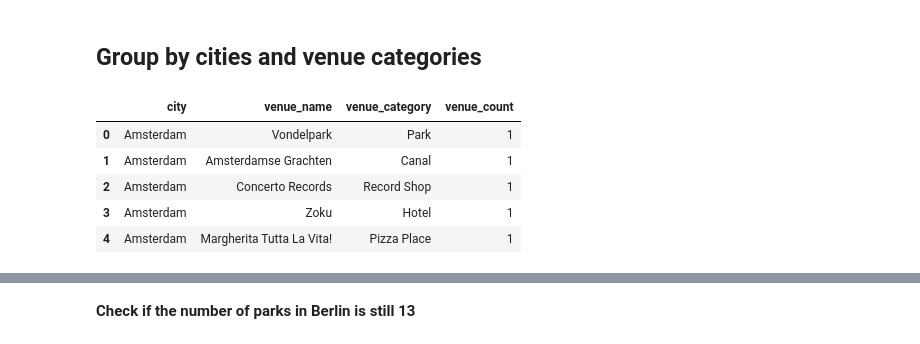
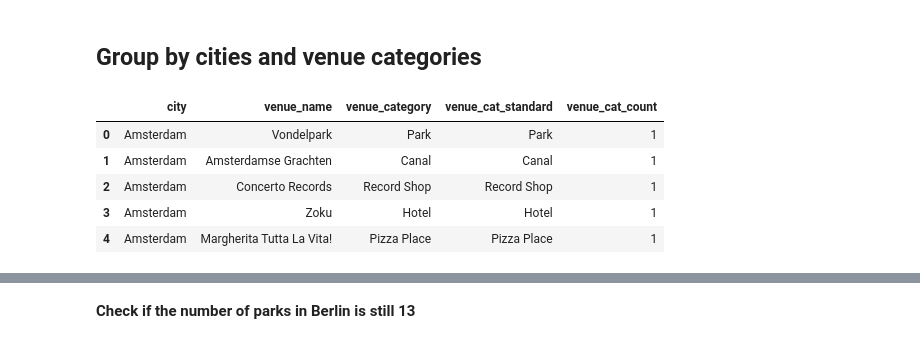
Before and after one commit to robertbozsik/city-recommender, a Jupyter notebook: notebooks/Foursquare_venues.ipynb, the cells around one changed output, grey strips where cells are left out. Cells and saved outputs as stored; diff of their text form; code cells hidden in the pictures.

```diff
--- a/notebooks/Foursquare_venues.ipynb
+++ b/notebooks/Foursquare_venues.ipynb
@@ -389,0 +433,4 @@ cap_cities_europe_venues.head()
+# %%
+df2 = df1.copy()
+df2['venue_cat_standard'] = df2['venue_category']
+df2.head()
@@ -389,0 +444,15 @@ cap_cities_europe_venues.head()
+# %%
+# 1. Restaurant
+df2.loc[df2['venue_cat_standard'].str.contains('Restaurant'), 'venue_cat_standard'] = 'Restaurant'
+
+# 2. Museum
+df2.loc[df2['venue_cat_standard'].str.contains('Museum'), 'venue_cat_standard'] = 'Museum'
+
+# 3. Club
+df2.loc[df2['venue_cat_standard'].str.contains('Club'), 'venue_cat_standard'] = 'Club'
+
+# 3. Bar
+df2.loc[df2['venue_cat_standard'].str.contains('Bar'), 'venue_cat_standard'] = 'Bar'
+
+# 4. Cafe
+df2.loc[df2['venue_cat_standard'].str.contains('Cafe'), 'venue_cat_standard'] = 'Café'
@@ -396,10 +509,14 @@ df['venue_count'] = 1
+# %%
+df3 = df2.copy()
+# %%
+df3['venue_cat_count'] = 1
 # %%
-df.head()
+df3.head()
 # %% [output]
-|  | city | venue_name | venue_category | venue_count |
-| 0 | Amsterdam | Vondelpark | Park | 1 |
-| 1 | Amsterdam | Amsterdamse Grachten | Canal | 1 |
-| 2 | Amsterdam | Concerto Records | Record Shop | 1 |
-| 3 | Amsterdam | Zoku | Hotel | 1 |
-| 4 | Amsterdam | Margherita Tutta La Vita! | Pizza Place | 1 |
+|  | city | venue_name | venue_category | venue_cat_standard | venue_cat_count |
+| 0 | Amsterdam | Vondelpark | Park | Park | 1 |
+| 1 | Amsterdam | Amsterdamse Grachten | Canal | Canal | 1 |
+| 2 | Amsterdam | Concerto Records | Record Shop | Record Shop | 1 |
+| 3 | Amsterdam | Zoku | Hotel | Hotel | 1 |
+| 4 | Amsterdam | Margherita Tutta La Vita! | Pizza Place | Pizza Place | 1 |
 # %%
```
Also changed, not shown: parts of 41 cells of this notebook, 1 other file.
